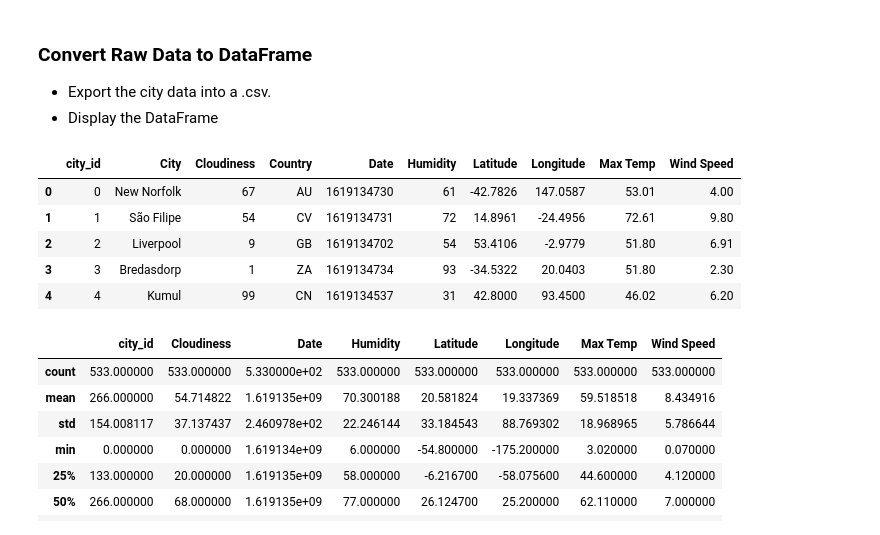
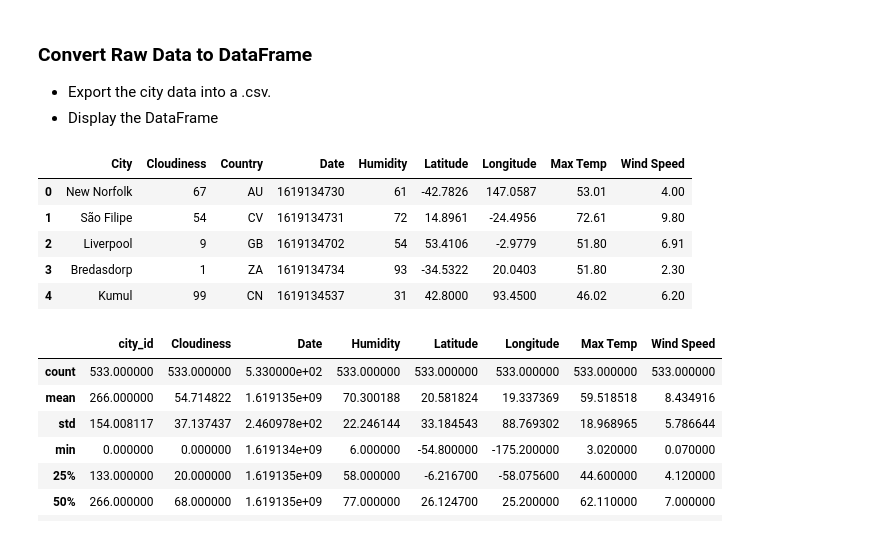
Before and after one commit to DerekLarson77/OpenWeatherMap-API-Visualization, a Jupyter notebook: WeatherPy/WeatherPy.ipynb, the cells around one changed output. Cells and saved outputs as stored; diff of their text form; code cells hidden in the pictures.

```diff
--- a/WeatherPy/WeatherPy.ipynb
+++ b/WeatherPy/WeatherPy.ipynb
@@ -235,28 +245,31 @@ Processing record 7 of 591 | nagorsk
 # %%
 # Creating a DataFrame based on the csv file output.
 # This is handy if our notebook has been reopened and we don't want to pull from the API again.
 data_raw = pd.read_csv("output_data/cities.csv")
+data_raw = data_raw.set_index("city_id")
+data_raw.index.name = None
+data_raw
 
 # Renaming columns in DataFrame
 data_raw = data_raw.rename(columns={
     "city": "City",
     "cloudiness": "Cloudiness",
     "country": "Country",
     "date": "Date",
     "humidity": "Humidity",
     "lat": "Latitude",
     "lng": "Longitude",
     "max_temp": "Max Temp",
     "wind_speed": "Wind Speed"
 })
 data_raw.head()
 # %% [output]
-|  | city_id | City | Cloudiness | Country | Date | Humidity | Latitude | Longitude | Max Temp | Wind Speed |
-| 0 | 0 | New Norfolk | 67 | AU | 1619134730 | 61 | -42.7826 | 147.0587 | 53.01 | 4.00 |
-| 1 | 1 | São Filipe | 54 | CV | 1619134731 | 72 | 14.8961 | -24.4956 | 72.61 | 9.80 |
-| 2 | 2 | Liverpool | 9 | GB | 1619134702 | 54 | 53.4106 | -2.9779 | 51.80 | 6.91 |
-| 3 | 3 | Bredasdorp | 1 | ZA | 1619134734 | 93 | -34.5322 | 20.0403 | 51.80 | 2.30 |
-| 4 | 4 | Kumul | 99 | CN | 1619134537 | 31 | 42.8000 | 93.4500 | 46.02 | 6.20 |
+|  | City | Cloudiness | Country | Date | Humidity | Latitude | Longitude | Max Temp | Wind Speed |
+| 0 | New Norfolk | 67 | AU | 1619134730 | 61 | -42.7826 | 147.0587 | 53.01 | 4.00 |
+| 1 | São Filipe | 54 | CV | 1619134731 | 72 | 14.8961 | -24.4956 | 72.61 | 9.80 |
+| 2 | Liverpool | 9 | GB | 1619134702 | 54 | 53.4106 | -2.9779 | 51.80 | 6.91 |
+| 3 | Bredasdorp | 1 | ZA | 1619134734 | 93 | -34.5322 | 20.0403 | 51.80 | 2.30 |
+| 4 | Kumul | 99 | CN | 1619134537 | 31 | 42.8000 | 93.4500 | 46.02 | 6.20 |
 # %%
 data_raw.describe()
 # %% [output]
```
Also changed, not shown: parts of 2 cells of this notebook.
